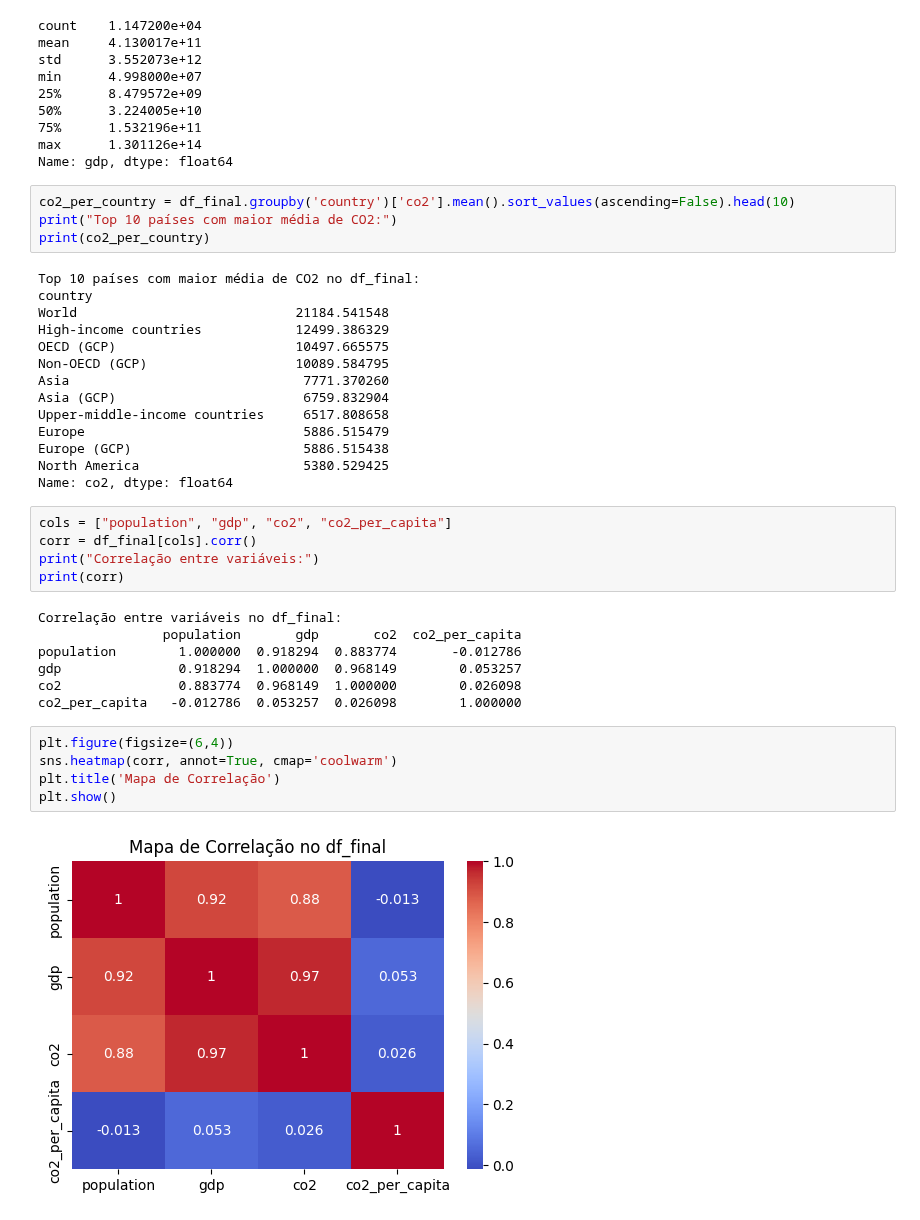
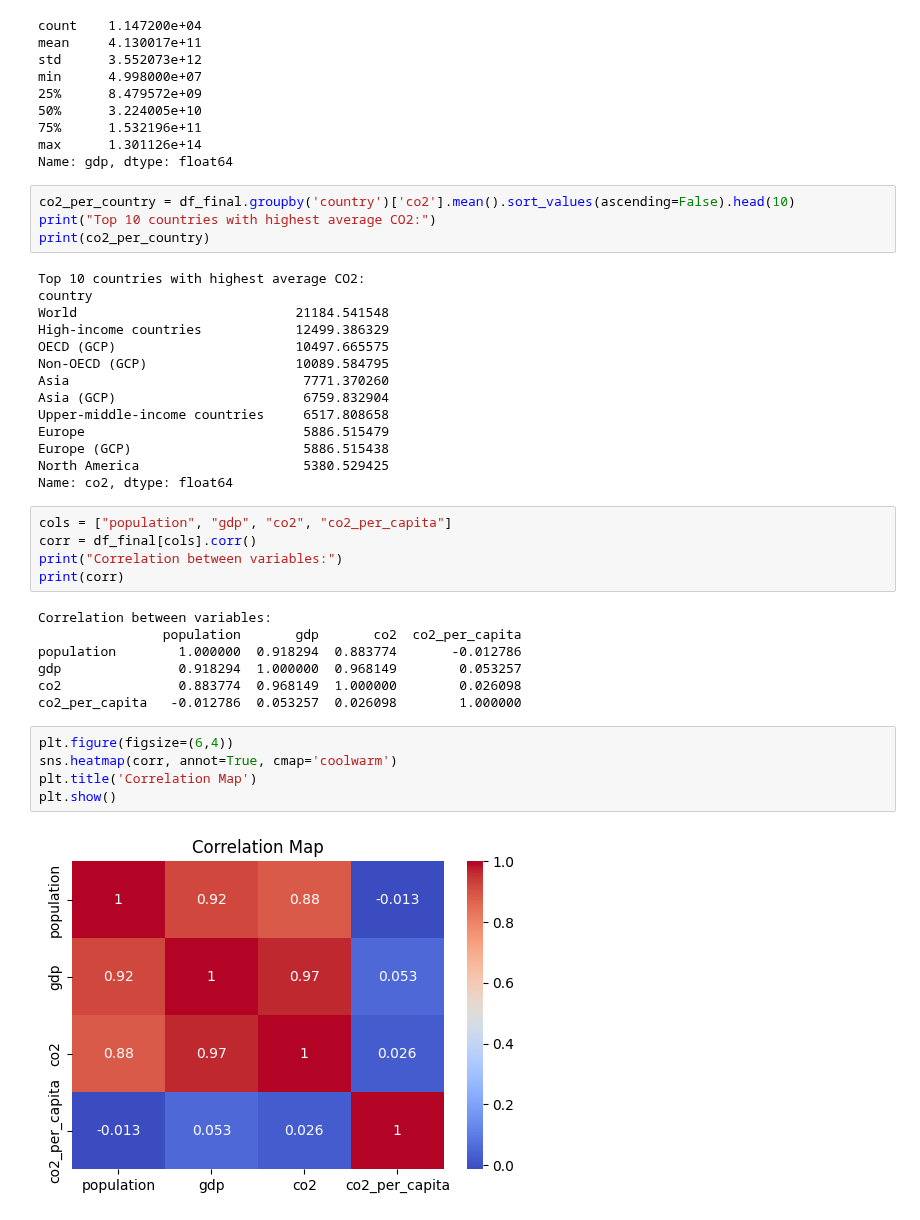
Before and after one commit to httpirsh/miacd-iacd-data-pipeline, a Jupyter notebook: scripts/eda.ipynb, the cells around one changed output. Saved outputs shown, nothing was run; the diff lists cells and outputs as text.

```diff
--- a/scripts/eda.ipynb
+++ b/scripts/eda.ipynb
@@ -391,10 +404,10 @@ max      1.301126e+14
 Name: gdp, dtype: float64
 # %%
 co2_per_country = df_final.groupby('country')['co2'].mean().sort_values(ascending=False).head(10)
-print("Top 10 países com maior média de CO2:")
+print("Top 10 countries with highest average CO2:")
 print(co2_per_country)
 # %% [output]
-Top 10 países com maior média de CO2 no df_final:
+Top 10 countries with highest average CO2:
 country
 World                            21184.541548
 High-income countries            12499.386329
@@ -410,10 +423,10 @@ Name: co2, dtype: float64
 # %%
 cols = ["population", "gdp", "co2", "co2_per_capita"]
 corr = df_final[cols].corr()
-print("Correlação entre variáveis:")
+print("Correlation between variables:")
 print(corr)
 # %% [output]
-Correlação entre variáveis no df_final:
+Correlation between variables:
                 population       gdp       co2  co2_per_capita
 population        1.000000  0.918294  0.883774       -0.012786
 gdp               0.918294  1.000000  0.968149        0.053257
@@ -422,8 +435,8 @@ co2_per_capita   -0.012786  0.053257  0.026098        1.000000
 # %%
 plt.figure(figsize=(6,4))
 sns.heatmap(corr, annot=True, cmap='coolwarm')
-plt.title('Mapa de Correlação')
+plt.title('Correlation Map')
 plt.show()
 # %% [output]
-[figure, old version]
+[figure, new version]
 # %% [markdown]
```
Also changed, not shown: parts of 26 cells of this notebook, 1 other file.
